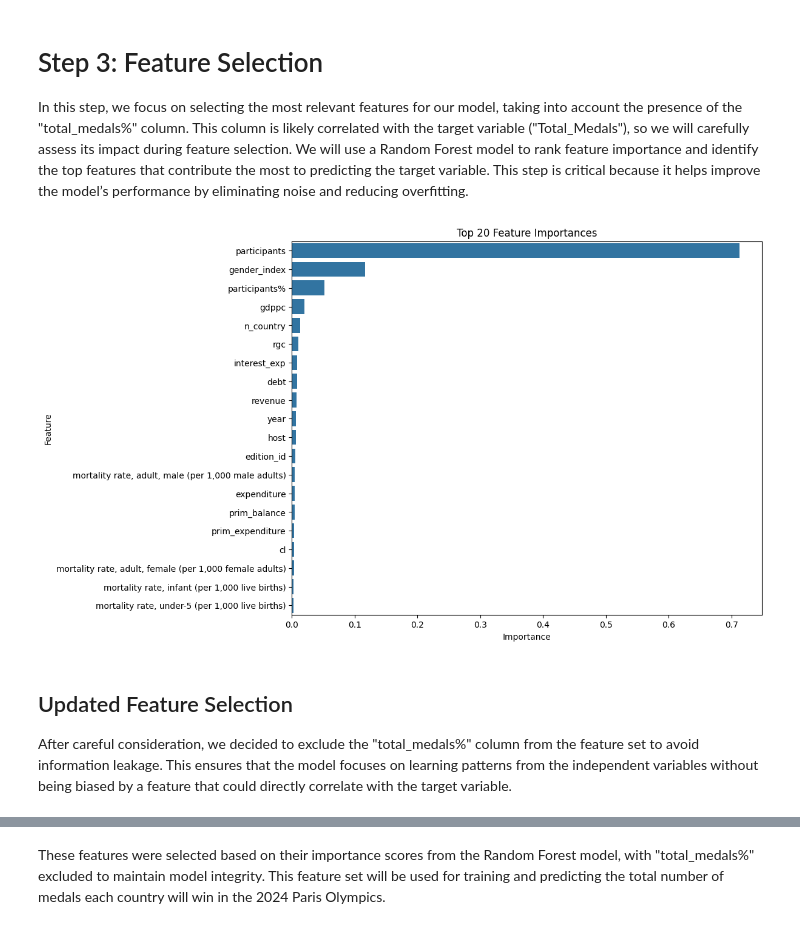
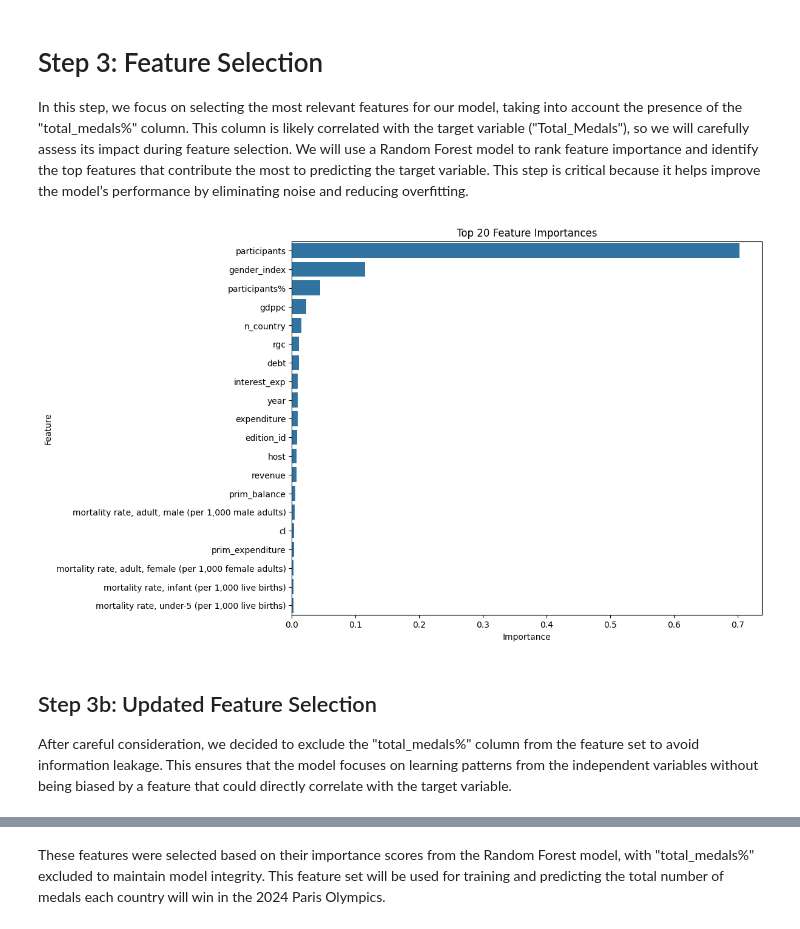
Before and after one commit to ahakobia/JHU_Colossus, a Jupyter notebook: modeling.ipynb, the cells around one changed output, grey strips where cells are left out. Saved outputs shown, nothing was run; the diff lists cells and outputs as text; code cells hidden in the pictures.

Commit message:
final modeling and finishing touches as well as performance evaluation

```diff
--- a/modeling.ipynb
+++ b/modeling.ipynb
@@ -23,7 +23,7 @@ Train on Historical Data:
 data = pd.read_csv('Final Dataset/FINAL_DATA.csv')
 
 data = data[data['year'] < 2024]
-
+data = data.drop([76, 224, 225])
 data.head()
 # %% [output]
 |  | edition_id | year | code | total_medals | host | gdppc | participants | hdi | country | ... |
@@ -149,7 +128,6 @@ country_replacements = {
     'ROC': 'RUSSIAN FEDERATION',  # Russian Olympic Committee (temporary), map to Russia
     'RUSSIAN OLYMPIC COMMITTEE': 'RUSSIAN FEDERATION',  # Consolidate under Russia
     'INDEPENDENT OLYMPIC ATHLETES': None,  # No specific country
-    'PEOPLE\'S REPUBLIC OF CHINA': 'CHINA',  # Standardize naming
     'HONG KONG, CHINA': 'HONG KONG',  # Separate entity for Olympic purposes
     'ISLAMIC REPUBLIC OF IRAN': 'IRAN',  # Standardize naming
     "DEMOCRATIC PEOPLE'S REPUBLIC OF KOREA": 'NORTH KOREA',  # Standardize naming
@@ -164,14 +142,14 @@ country_replacements = {
 }
 
 # Replace obsolete or outdated country names with their modern equivalents
-data['country'] = data['country'].replace(country_replacements)
+data_clean['country'] = data_clean['country'].replace(country_replacements)
 
 # Remove any countries that were consolidated into 'None'
-data = data.dropna(subset=['country'])
+data_clean = data_clean.dropna(subset=['country'])
 
 # Display the cleaned data to verify the changes
 print("Data after replacing and removing obsolete countries:")
-print(data['country'].unique())
+print(data_clean['country'].unique())
 # %% [output]
 Data after replacing and removing obsolete countries:
 ['AUSTRALIA' 'AUSTRIA' 'DENMARK' 'FRANCE' 'GREAT BRITAIN' 'GERMANY'
@@ -195,17 +173,15 @@ Data after replacing and removing obsolete countries:
 
 In this step, we will address redundancy in the dataset by removing one of the duplicate columns ("code") since it provides the same information as "country." We will also handle the categorical "status" column using one-hot encoding. One-hot encoding converts categorical variables into a series of binary variables, making them suitable for machine learning algorithms. This step ensures that all features are in a numerical format that the model can process effectively.
 # %%
-from sklearn.preprocessing import LabelEncoder
-
 # Drop the redundant 'code' column
-data = data.drop(columns=['code'])
+data_clean = data_clean.drop(columns=['code'])
 
 # Perform one-hot encoding on the 'status' column
-data = pd.get_dummies(data, columns=['status'], drop_first=True,dtype=int)
+data_clean = pd.get_dummies(data_clean, columns=['status'], drop_first=True,dtype=int)
 
 # Display the updated data
 print("Data after handling redundancy and encoding:")
-data.head()
+data_clean.head()
 # %% [output]
 Data after handling redundancy and encoding:
 |  | edition_id | year | total_medals | host | gdppc | participants | hdi | country | gender_index | ... |
@@ -254,0 +235,10 @@ data.describe(include='all')
+# %%
+data_scaled = data_clean.copy()
+
+# 3. Standardize the numerical features, excluding 'total_medals'
+scaler = StandardScaler()
+data_scaled[numeric_features] = scaler.fit_transform(data_scaled[numeric_features])
+
+# Display the cleaned data
+print("Cleaned Data Overview:")
+data_scaled.info()
@@ -262,38 +279,38 @@ from sklearn.ensemble import RandomForestRegressor
 import matplotlib.pyplot as plt
 import seaborn as sns
 
 target = 'total_medals'
-features = data.drop(columns=[target, 'country', 'total_medals%'])
+features = data_scaled.drop(columns=[target, 'country', 'total_medals%'])
 
 # Initialize the RandomForestRegressor
 model = RandomForestRegressor(n_estimators=100, random_state=42)
 
 # Fit the model to the data
-model.fit(features, data[target])
+model.fit(features, data_scaled[target])
 
 # Get feature importances
 importances = model.feature_importances_
 
 # Create a DataFrame for visualization
 feature_importance_df = pd.DataFrame({
     'Feature': features.columns,
     'Importance': importances
 })
 
 # Sort features by importance
 feature_importance_df = feature_importance_df.sort_values(by='Importance', ascending=False)
 
 # Visualize the top 20 important features
 plt.figure(figsize=(10, 8))
 sns.barplot(x='Importance', y='Feature', data=feature_importance_df.head(20))
 plt.title('Top 20 Feature Importances')
 plt.xlabel('Importance')
 plt.ylabel('Feature')
 plt.show()
 # %% [output]
-[figure, old version]
+[figure, new version]
 # %% [markdown]
-## Updated Feature Selection
+## Step 3b: Updated Feature Selection
 
 
 After careful consideration, we decided to exclude the "total_medals%" column from the feature set to avoid information leakage. This ensures that the model focuses on learning patterns from the independent variables without being biased by a feature that could directly correlate with the target variable.
```
Also changed, not shown: parts of 33 cells of this notebook.
